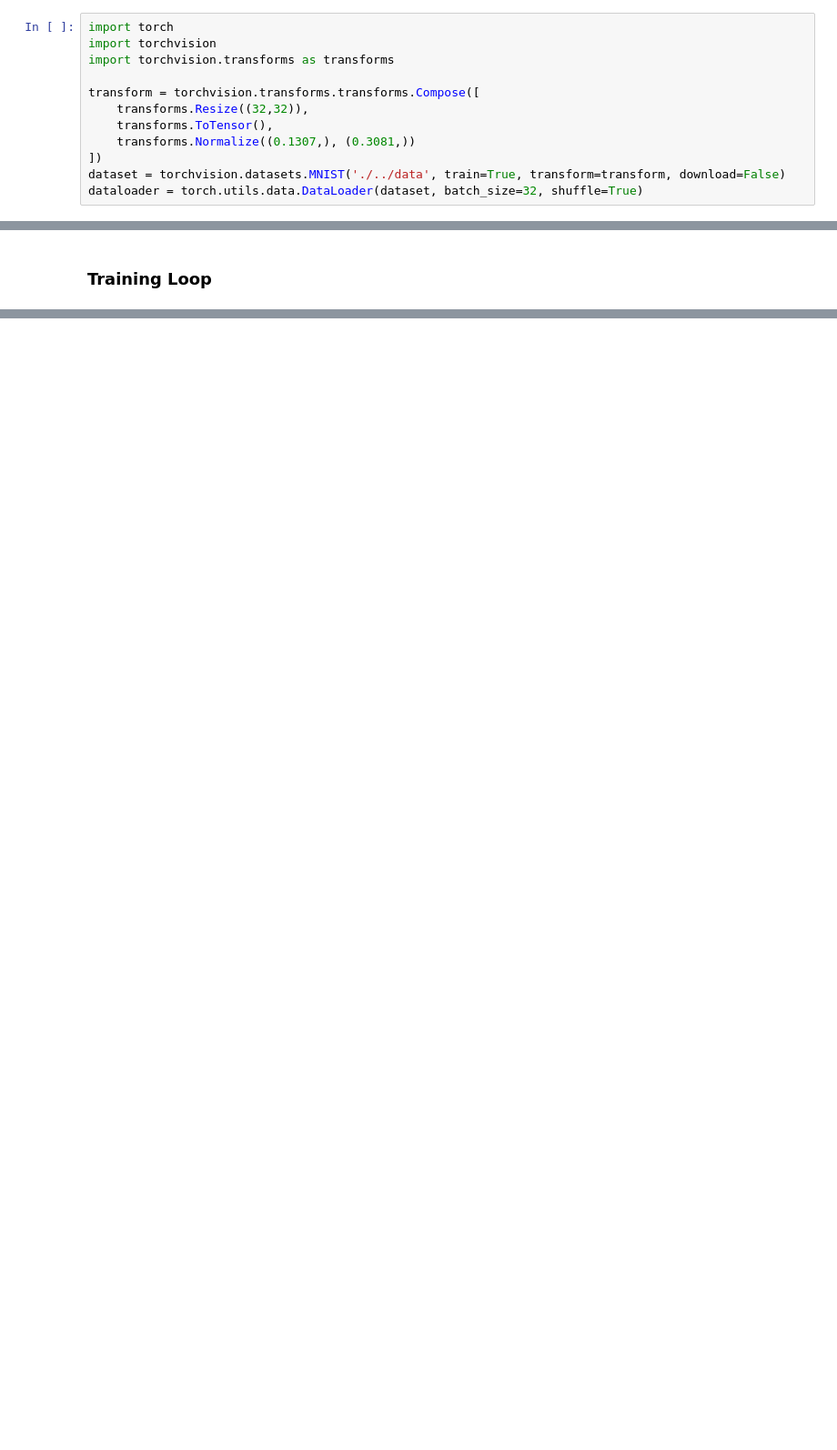
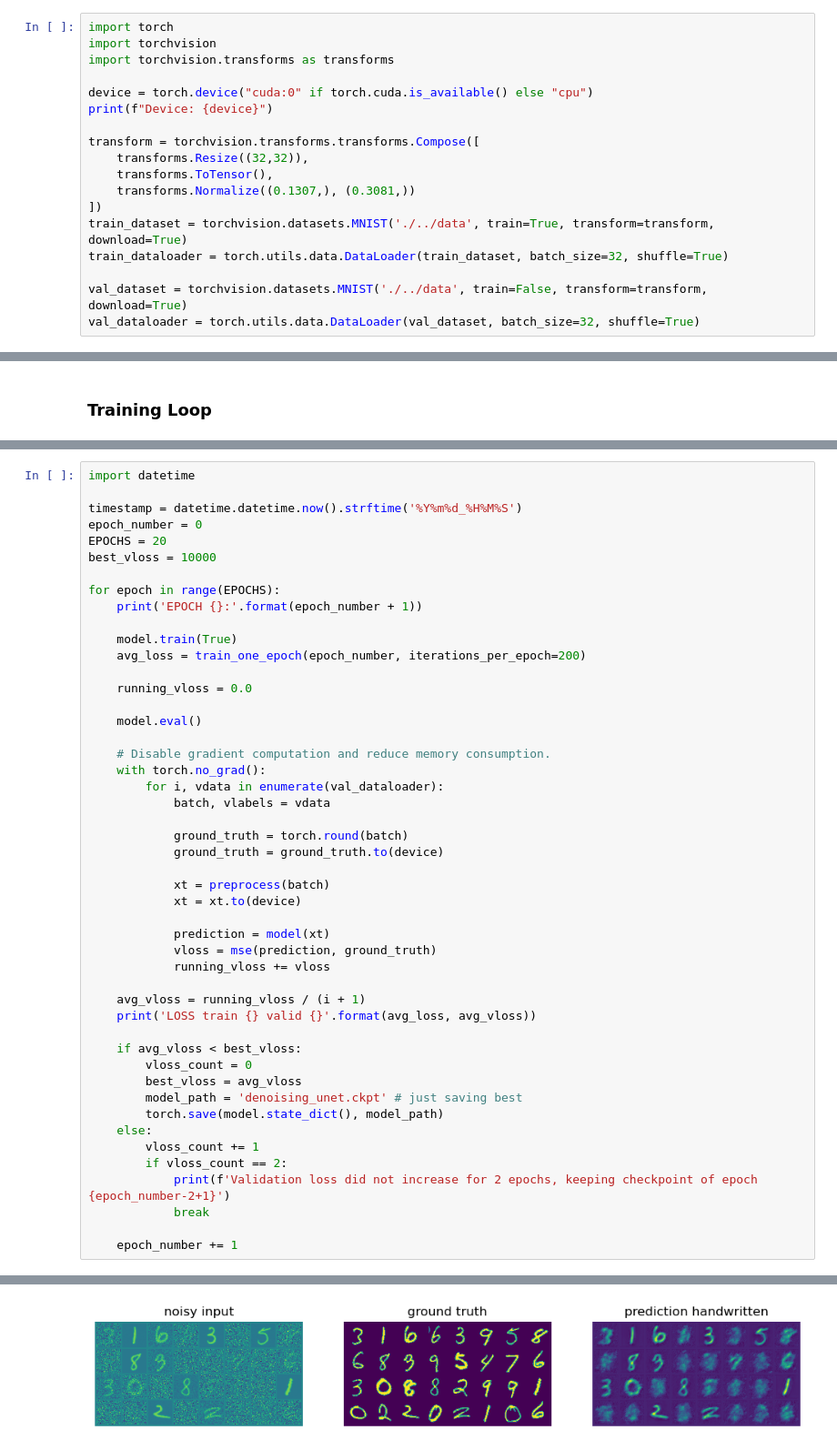
Before and after one commit to goettlich/-Deep-Learning, a Jupyter notebook: diffusion_models/denoising_mnist_with_unet.ipynb, the cells around one changed output, grey strips where cells are left out. Shown at 91% size. Saved outputs shown, nothing was run; the diff lists cells and outputs as text; blank space fills up the shorter version.

Commit message:
denoising unet running

```diff
--- a/diffusion_models/denoising_mnist_with_unet.ipynb
+++ b/diffusion_models/denoising_mnist_with_unet.ipynb
@@ -8,11 +8,17 @@ In this script, we are denoising mnist samples using segmentation. This is just
 import torch
 import torchvision
 import torchvision.transforms as transforms
+
+device = torch.device("cuda:0" if torch.cuda.is_available() else "cpu")
+print(f"Device: {device}")
 
 transform = torchvision.transforms.transforms.Compose([
     transforms.Resize((32,32)),
     transforms.ToTensor(),
     transforms.Normalize((0.1307,), (0.3081,))
 ])
-dataset = torchvision.datasets.MNIST('./../data', train=True, transform=transform, download=False)
-dataloader = torch.utils.data.DataLoader(dataset, batch_size=32, shuffle=True)
+train_dataset = torchvision.datasets.MNIST('./../data', train=True, transform=transform, download=True)
+train_dataloader = torch.utils.data.DataLoader(train_dataset, batch_size=32, shuffle=True)
+
+val_dataset = torchvision.datasets.MNIST('./../data', train=False, transform=transform, download=True)
+val_dataloader = torch.utils.data.DataLoader(val_dataset, batch_size=32, shuffle=True)
@@ -42,0 +107,49 @@ for i, (batch, labels) in enumerate(dataloader):
+# %%
+import datetime
+
+timestamp = datetime.datetime.now().strftime('%Y%m%d_%H%M%S')
+epoch_number = 0
+EPOCHS = 20
+best_vloss = 10000
+
+for epoch in range(EPOCHS):
+    print('EPOCH {}:'.format(epoch_number + 1))
+
+    model.train(True)
+    avg_loss = train_one_epoch(epoch_number, iterations_per_epoch=200)
+
+    running_vloss = 0.0
+
+    model.eval()
+
+    # Disable gradient computation and reduce memory consumption.
+    with torch.no_grad():
+        for i, vdata in enumerate(val_dataloader):
+            batch, vlabels = vdata
+
+            ground_truth = torch.round(batch)
+            ground_truth = ground_truth.to(device)
+
+            xt = preprocess(batch)
+            xt = xt.to(device)
+
+            prediction = model(xt)
+            vloss = mse(prediction, ground_truth)
+            running_vloss += vloss
+
+    avg_vloss = running_vloss / (i + 1)
+    print('LOSS train {} valid {}'.format(avg_loss, avg_vloss))
+
+    if avg_vloss < best_vloss:
+        vloss_count = 0
+        best_vloss = avg_vloss
+        model_path = 'denoising_unet.ckpt' # just saving best
+        torch.save(model.state_dict(), model_path)
+    else:
+        vloss_count += 1
+        if vloss_count == 2:
+            print(f'Validation loss did not increase for 2 epochs, keeping checkpoint of epoch {epoch_number-2+1}')
+            break
+
+    epoch_number += 1
+# %% [output]
@@ -42,0 +158 @@ for i, (batch, labels) in enumerate(dataloader):
+[figure, added]
```
Also changed, not shown: parts of 4 cells of this notebook, 2 other files.
